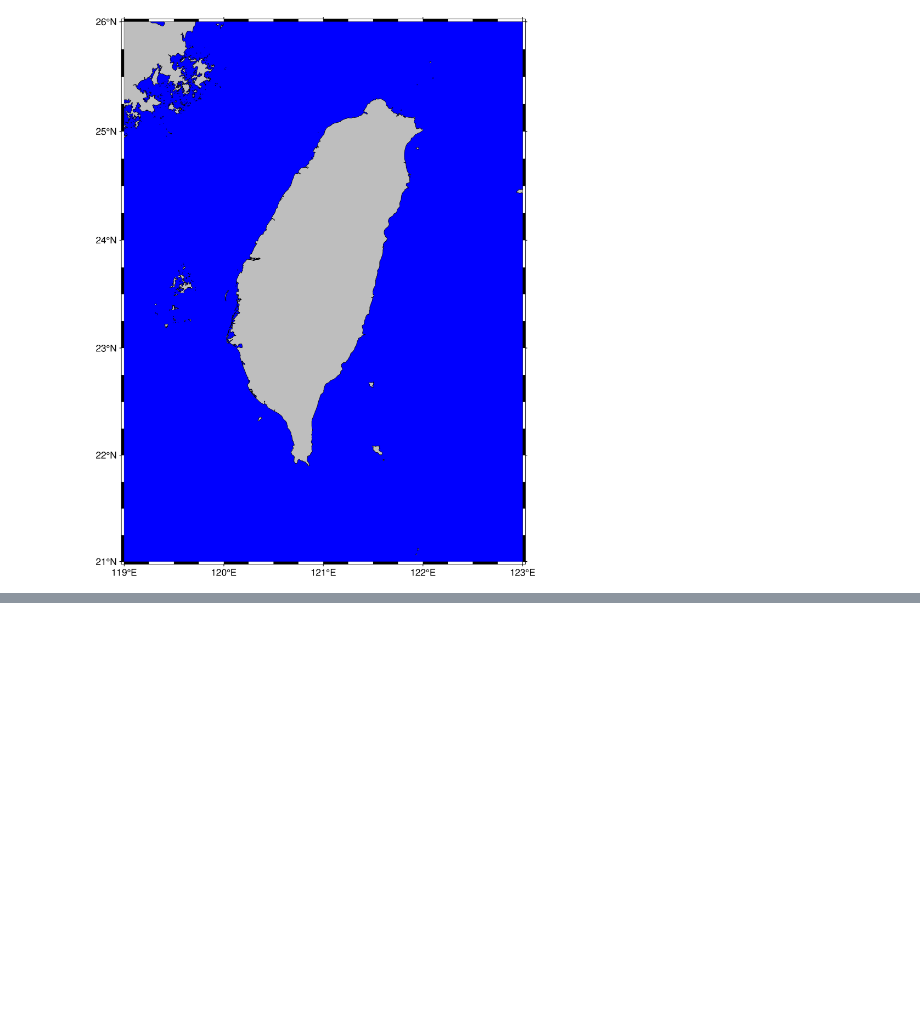
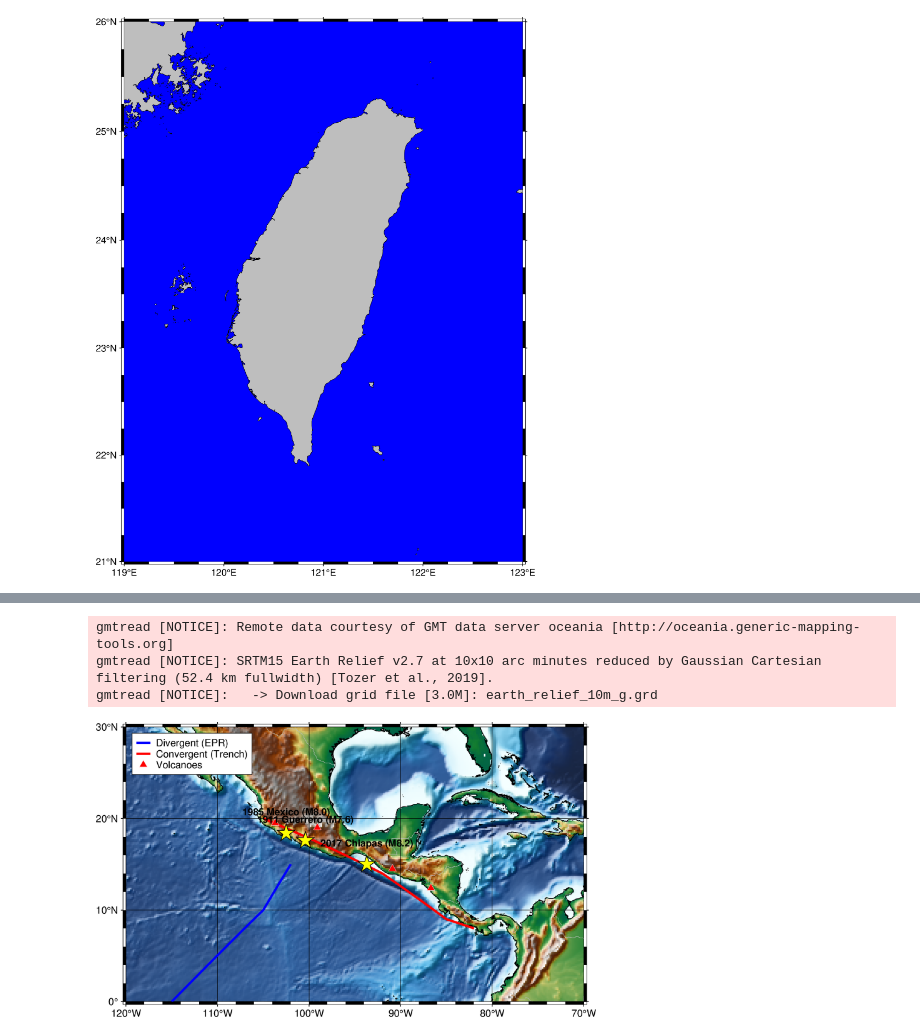
Before and after one commit to samuel10727/plot_plate_boundary_pygmt, a Jupyter notebook: pygmt_plot_plate_boundary.ipynb, the cells around one changed output, grey strips where cells are left out. Drawn from its saved outputs; the diff is of its cells as text; code cells hidden in the pictures; blank space fills up the shorter version.

```diff
--- a/pygmt_plot_plate_boundary.ipynb
+++ b/pygmt_plot_plate_boundary.ipynb
@@ -109 +90,56 @@ grdblend [NOTICE]:   -> Download 180x180 degree grid tile (earth_relief_05m_p):
 [figure]
+# %%
+import pygmt
+import pandas as pd
+
+# 1. 設定區域：Cocos 板塊周邊 (西經 120-70, 北緯 0-30)
+region = [-120, -70, 0, 30]
+
+# 2. 定義著名歷史地震數據 (經度, 緯度, 規模, 標籤)
+quakes = pd.DataFrame({
+    "lon": [-102.5, -93.7, -100.4],
+    "lat": [18.4, 15.0, 17.6],
+    "text": ["1985 Mexico (M8.0)", "2017 Chiapas (M8.2)", "1911 Guerrero (M7.6)"]
+})
+
+# 3. 手動定義科科斯板塊大致邊界 (東太平洋海隆與海溝位置)
+# 這是地球物理研究中常用的邊界簡化座標
+ridge_lon, ridge_lat = [-115, -105, -102], [0, 10, 15] # 示意中洋脊
+trench_lon, trench_lat = [-105, -95, -85, -80], [20, 15, 8, 7] # 示意海溝
+
+fig = pygmt.Figure()
+
+# 4. 繪製地形 (若連線失敗則僅繪製海岸線)
+try:
+    grid = pygmt.datasets.load_earth_relief(resolution="10m", region=region)
+    fig.grdimage(grid=grid, cmap="geo", shading=True)
+except:
+    fig.coast(region=region, projection="M15c", land="lightgray", water="lightblue")
+
+# 5. 繪製海岸線與國界 (這是內建資料，最穩定)
+fig.coast(shorelines="1/0.5p,black", borders="1/0.2p,gray", frame="afg")
+
+# 6. 繪製板塊邊界 (手動線段，藍色代表張裂，紅色代表俯衝)
+fig.plot(x=[-115, -105, -102], y=[0, 10, 15], pen="2p,blue", label="Divergent (EPR)")
+fig.plot(x=[-105, -92, -85, -82], y=[20, 14, 9, 8], pen="2p,red", label="Convergent (Trench)")
+
+# 7. 繪製火山 (直接提供中、美洲幾個主要火山座標)
+volcanoes = pd.DataFrame({
+    "lon": [-103.7, -99.1, -90.9, -86.7],
+    "lat": [19.5, 19.0, 14.5, 12.4]
+})
+fig.plot(x=volcanoes.lon, y=volcanoes.lat, style="t0.3c", fill="red", pen="0.1p,white", label="Volcanoes")
+
+# 8. 標註著名歷史地震 (黃色星號)
+fig.plot(x=quakes.lon, y=quakes.lat, style="a0.6c", fill="yellow", pen="0.5p,black")
+fig.text(x=quakes.lon, y=quakes.lat, text=quakes.text, font="9p,Helvetica-Bold,black", offset="0c/0.7c")
+
+# 9. 圖例
+fig.legend(position="JTL+jTL+o0.2c", box="+gwhite+p0.5p")
+
+fig.show()
+# %% [output]
+gmtread [NOTICE]: Remote data courtesy of GMT data server oceania [http://oceania.generic-mapping-tools.org]
+gmtread [NOTICE]: SRTM15 Earth Relief v2.7 at 10x10 arc minutes reduced by Gaussian Cartesian filtering (52.4 km fullwidth) [Tozer et al., 2019].
+gmtread [NOTICE]:   -> Download grid file [3.0M]: earth_relief_10m_g.grd
+[figure, added]
```
Also changed, not shown: parts of 6 cells of this notebook.
